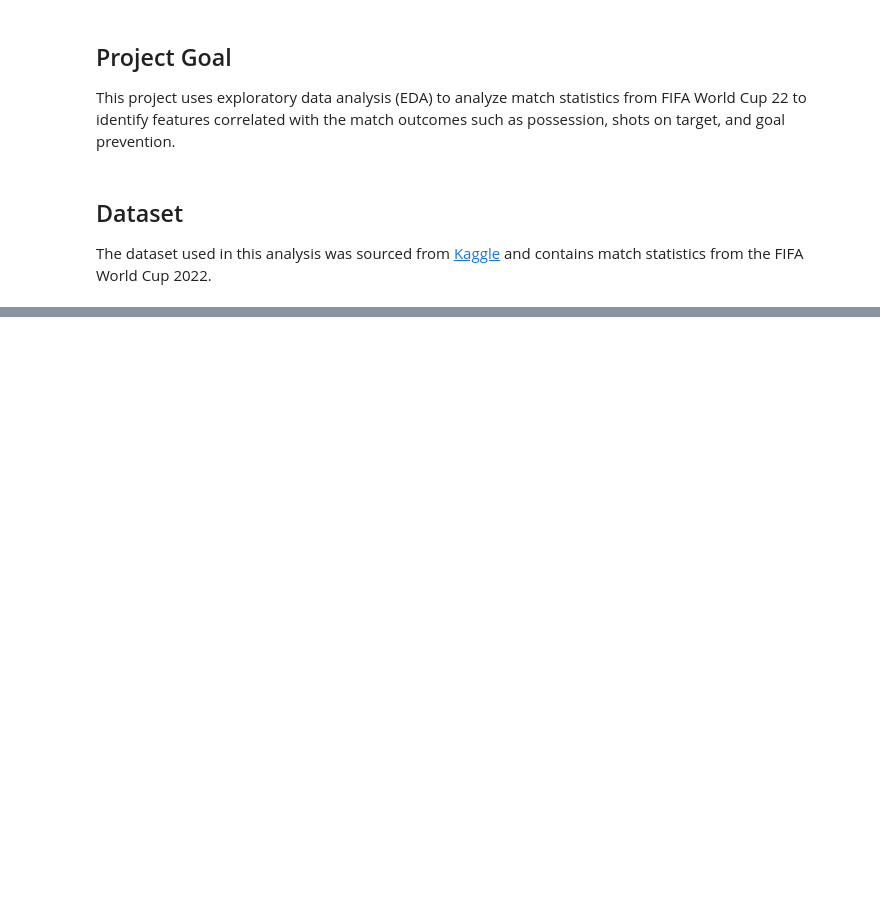
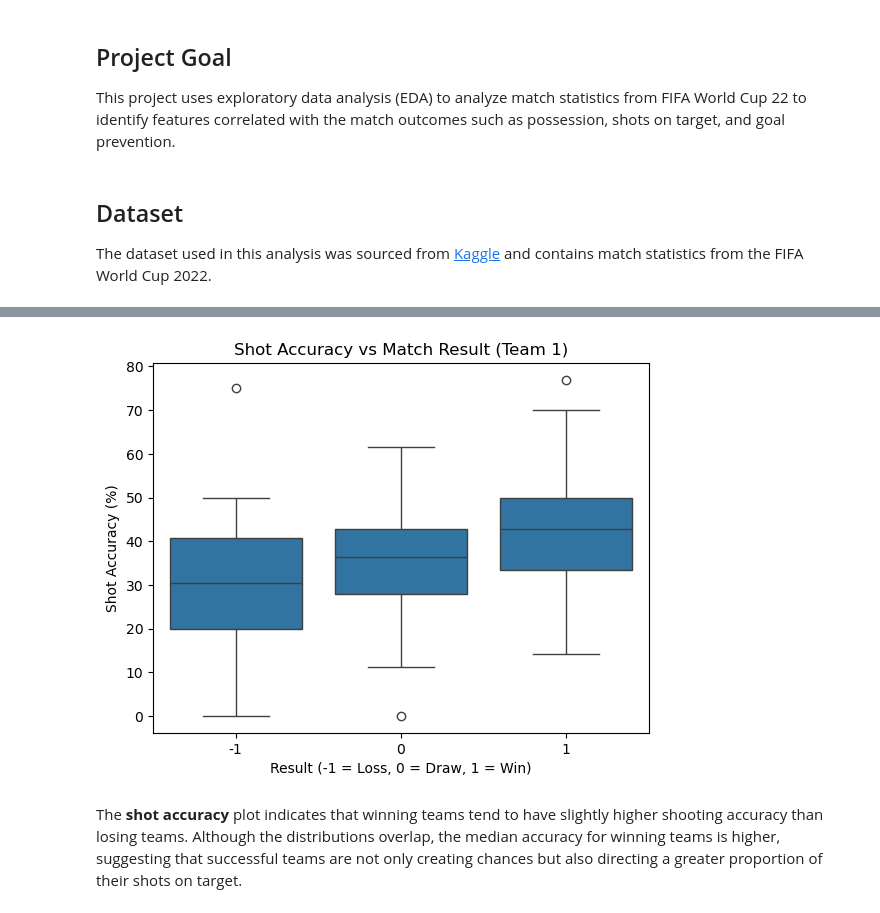
Before and after one commit to AsmaaMesbah/FIFA-World-Cup-2022-Analysis, a Jupyter notebook: notebooks/FIFA World Cup 2022 Match Analysis.ipynb, the cells around one changed output, grey strips where cells are left out. Drawn from its saved outputs; the diff is of its cells as text; code cells hidden in the pictures; blank space fills up the shorter version.

```diff
--- a/notebooks/FIFA World Cup 2022 Match Analysis.ipynb
+++ b/notebooks/FIFA World Cup 2022 Match Analysis.ipynb
@@ -19,0 +200,11 @@ FileNotFoundError: [Errno 2] No such file or directory: '../data/raw/Fifa_world_
+# %%
+sns.boxplot(x='result', y='shot_accuracy_team1', data=df)
+plt.title('Shot Accuracy vs Match Result (Team 1)')
+plt.xlabel('Result (-1 = Loss, 0 = Draw, 1 = Win)')
+plt.ylabel('Shot Accuracy (%)')
+plt.savefig("../images/shot_accuracy_vs_match_result.png", dpi=300)
+plt.show()
+# %% [output]
+[figure, added]
+# %% [markdown]
+The **shot accuracy** plot indicates that winning teams tend to have slightly higher shooting accuracy than losing teams. Although the distributions overlap, the median accuracy for winning teams is higher, suggesting that successful teams are not only creating chances but also directing a greater proportion of their shots on target.
```
Also changed, not shown: parts of 50 cells of this notebook.
